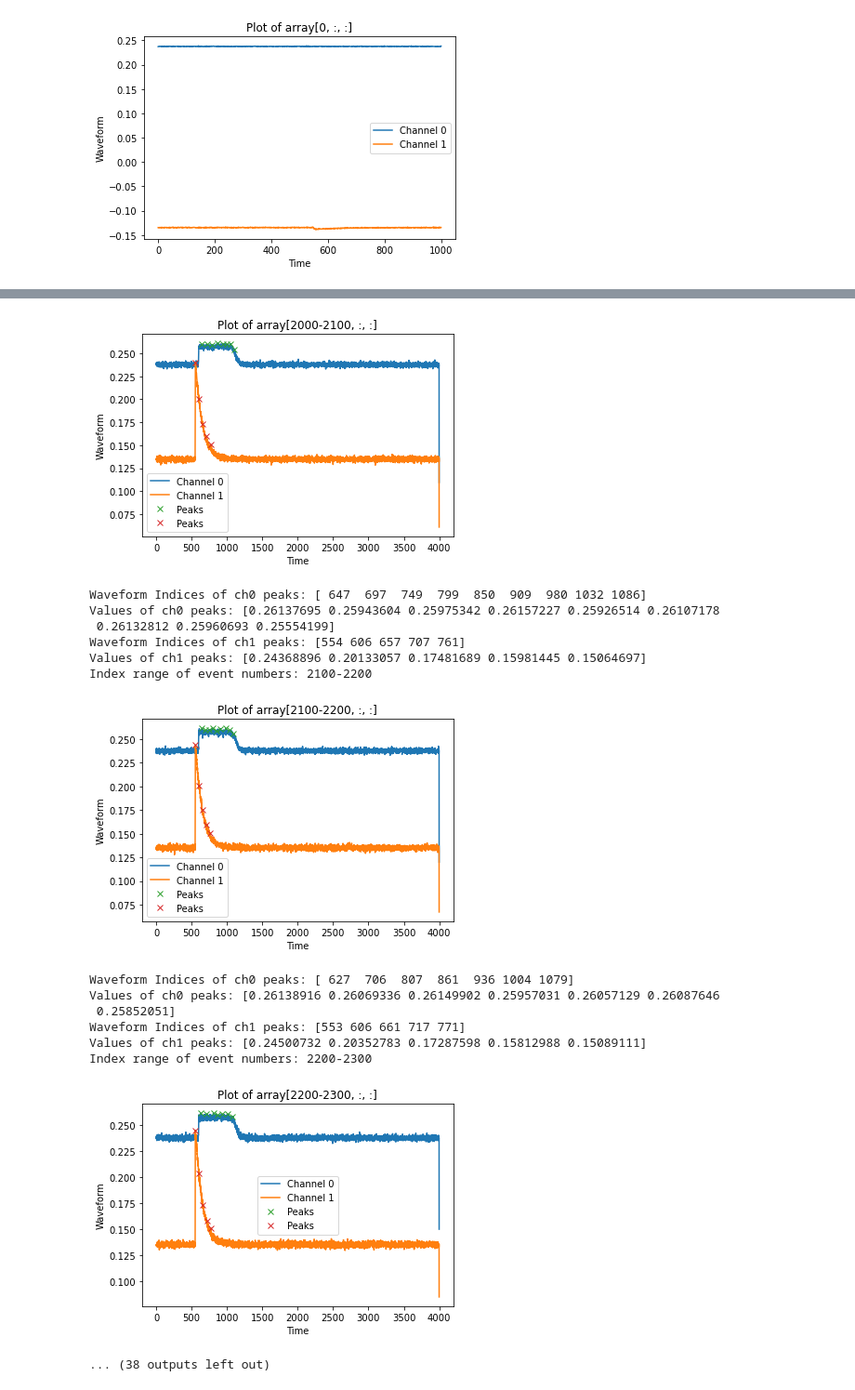
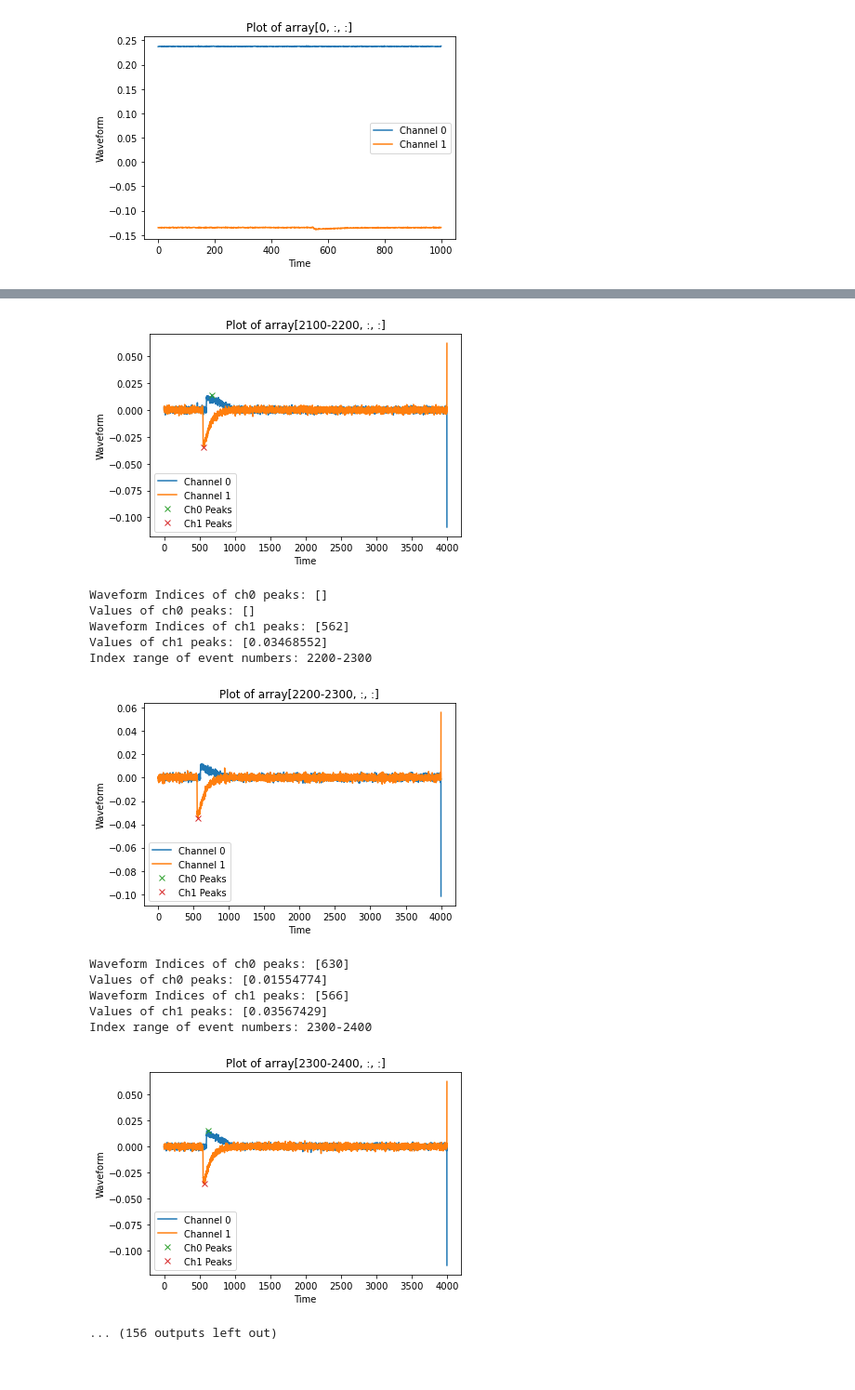
Before and after one commit to carogee/acq, a Jupyter notebook: Acqiris.ipynb, the cells around one changed output, grey strips where cells are left out. Shown at 93% size. Drawn from its saved outputs; the diff is of its cells as text; code cells hidden in the pictures.

Commit message:
calibrate baseline voltage to 0

```diff
--- a/Acqiris.ipynb
+++ b/Acqiris.ipynb
@@ -7,10 +7,10 @@ import h5py
 from scipy.signal import find_peaks
 # %%
 #read in file name
-filename = "/sdf/data/lcls/ds/xcs/xcsx48919/hdf5/smalldata/xcsx48919_Run0147.h5"
+filename = "/sdf/data/lcls/ds/xcs/xcsx48919/hdf5/smalldata/xcsx48919_Run0169.h5"
 
 exp = 'xcsx48919'
-run = 147
+run = 169
 
 f = h5py.File(filename,'r')
 
@@ -49,7 +49,7 @@ with h5py.File(filename, 'r')  as h5f: # file will be closed when we exit from W
     acq01_mean = h5f['acq01/ROI_0_mean'][()]
     time = h5f['event_time'][()]
     ipm5 = h5f['UserDataCfg/damage/detNames'][()]
-    ipm = h5f['ipm4/sum'][()]
+    #ipm = h5f['ipm4/sum'][()]
 
 #print("time", time[1:10000]) #10:110])
 #print("acq01_data", acq01_data[1:1000]) #[10:110])
@@ -58,7 +58,7 @@ print("ipm", ipm)
 acq_len = len(acq01_data)
 #print("acq01_data",acq01_data)
 print("shape", acq01_data.shape) #first dimension is number of events, second dim is channel number, 3rd dim is waveform. At each event there is a trigger that then takes 4000 waveform lines
-print("ipm len", len(ipm))
+#print("ipm len", len(ipm))
 fig, ax1 = plot.subplots()
 ax1.plot(time[1:],acq01_mean[1:])
 #ax1.plot(time[1:],ipm[1:])
@@ -108,8 +107,17 @@ avg_nEvents = 100 #number of events to average over
 
 total_events = len(acq01_mean) #total number of events
 height_threshold_0 = 0.25 #peak threshold ch0
-height_threshold_1 = .15 #peak threshold ch1
-distance_between_peaks = 50
+height_threshold_1 = 0.15 #peak threshold ch1
+distance_between_peaks = 500
+
+#find baseline to calibrate waveform to 0
+baseline_0 = acq01_data[0:100, 0, 2000:3500]
+baseline_1 = acq01_data[0:100, 1, 2000:3500]
+avg_baseline_0 = np.mean(baseline_0)
+avg_baseline_1 = np.mean(baseline_1)
+
+print("avg_baseline_0", avg_baseline_0)
+print("baseline_1", avg_baseline_1)
 
 #looping through the events and averaging, then plotting events that contain peaks
 for start in range(0,total_events, avg_nEvents):
@@ -123,6 +131,8 @@ for start in range(0,total_events, avg_nEvents):
     average_waveform_0 = np.mean(waveforms_subset_0, axis=0)
     average_waveform_1 = -np.mean(waveforms_subset_1, axis=0) #invert waveform because peakfinder only finds maximum peaks
 
+
+
     #find the peaks
     peaks0, properties = find_peaks(average_waveform_0, height=height_threshold_0, distance=distance_between_peaks)
     peaks1, properties = find_peaks(average_waveform_1, height=height_threshold_1, distance=distance_between_peaks)
@@ -135,17 +145,17 @@ for start in range(0,total_events, avg_nEvents):
     #print(f'Values of ch1 peaks: {average_waveform_1[peaks1]}')
     #print(f'Indices of event number: {start}')
 
-    #onl
+    #only plot events if there were peaks found in the waveform
     if (peaks0.size>0) | (peaks1.size>0):
         print(f'Waveform Indices of ch0 peaks: {peaks0}')
-        print(f'Values of ch0 peaks: {average_waveform_0[peaks0]}')
+        print(f'Values of ch0 peaks: {average_waveform_0[peaks0]-avg_baseline_0}')
         print(f'Waveform Indices of ch1 peaks: {peaks1}')
-        print(f'Values of ch1 peaks: {average_waveform_1[peaks1]}')
+        print(f'Values of ch1 peaks: {average_waveform_1[peaks1]+avg_baseline_1}')
         print(f'Index range of event numbers: {start}-{end}')
-        plt.plot(average_waveform_0, label=f'Channel {0}')
-        plt.plot(average_waveform_1, label=f'Channel {1}')
-        plt.plot(peaks0, average_waveform_0[peaks0], "x", label='Peaks')
-        plt.plot(peaks1, average_waveform_1[peaks1], "x", label='Peaks')
+        plt.plot(average_waveform_0-avg_baseline_0, label=f'Channel {0}')
+        plt.plot(-(average_waveform_1+avg_baseline_1), label=f'Channel {1}')
+        plt.plot(peaks0, average_waveform_0[peaks0]-avg_baseline_0, "x", label='Ch0 Peaks')
+        plt.plot(peaks1, -(average_waveform_1[peaks1]+avg_baseline_1), "x", label='Ch1 Peaks')
 
 
         plt.title(f'Plot of array[{start}-{end}, :, :]')
@@ -153,12 +163,4 @@ for start in range(0,total_events, avg_nEvents):
         plt.ylabel('Waveform')
         plt.legend()
         plt.show()
-
-
-
-    event_num = []
-    #if average_waveform_1[peaks1] > height_threshold:
-    #    event_num.append(start)
-
-#print("event_num array", event_num)
 # %% [output]
@@ -191,16 +192,14 @@ Index range of event numbers: 2000-2100
-[figure, old version]
+[figure, new version]
-Waveform Indices of ch0 peaks: [ 647  697  749  799  850  909  980 1032 1086]
-Values of ch0 peaks: [0.26137695 0.25943604 0.25975342 0.26157227 0.25926514 0.26107178
- 0.26132812 0.25960693 0.25554199]
-Waveform Indices of ch1 peaks: [554 606 657 707 761]
-Values of ch1 peaks: [0.24368896 0.20133057 0.17481689 0.15981445 0.15064697]
-Index range of event numbers: 2100-2200
+Waveform Indices of ch0 peaks: []
+Values of ch0 peaks: []
+Waveform Indices of ch1 peaks: [562]
+Values of ch1 peaks: [0.03468552]
+Index range of event numbers: 2200-2300
-[figure, old version]
+[figure, new version]
-Waveform Indices of ch0 peaks: [ 627  706  807  861  936 1004 1079]
-Values of ch0 peaks: [0.26138916 0.26069336 0.26149902 0.25957031 0.26057129 0.26087646
- 0.25852051]
-Waveform Indices of ch1 peaks: [553 606 661 717 771]
-Values of ch1 peaks: [0.24500732 0.20352783 0.17287598 0.15812988 0.15089111]
-Index range of event numbers: 2200-2300
+Waveform Indices of ch0 peaks: [630]
+Values of ch0 peaks: [0.01554774]
+Waveform Indices of ch1 peaks: [566]
+Values of ch1 peaks: [0.03567429]
+Index range of event numbers: 2300-2400
-[figure, old version]
+[figure, new version]
-... (38 outputs left out)
+... (156 outputs left out)
```
Also changed, not shown: parts of 2 cells of this notebook.
